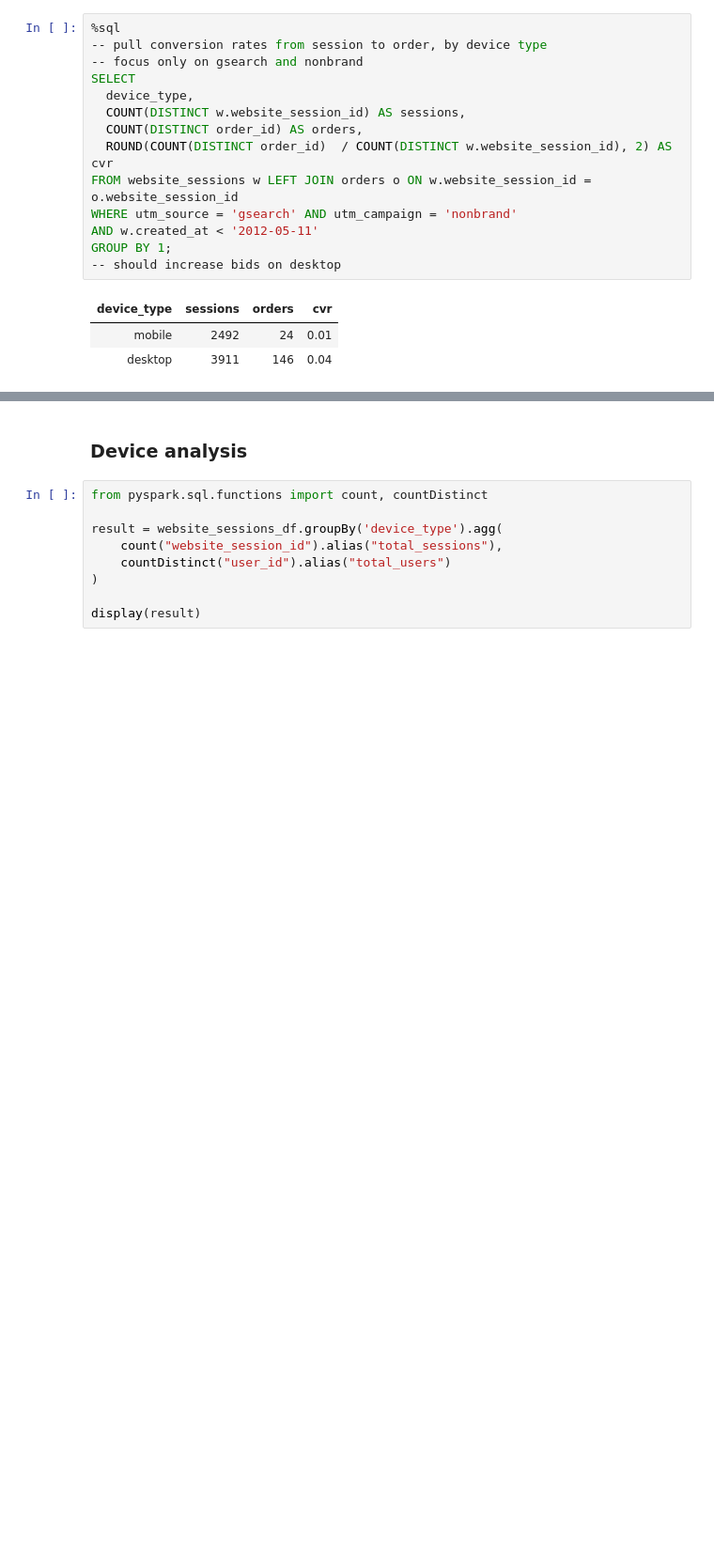
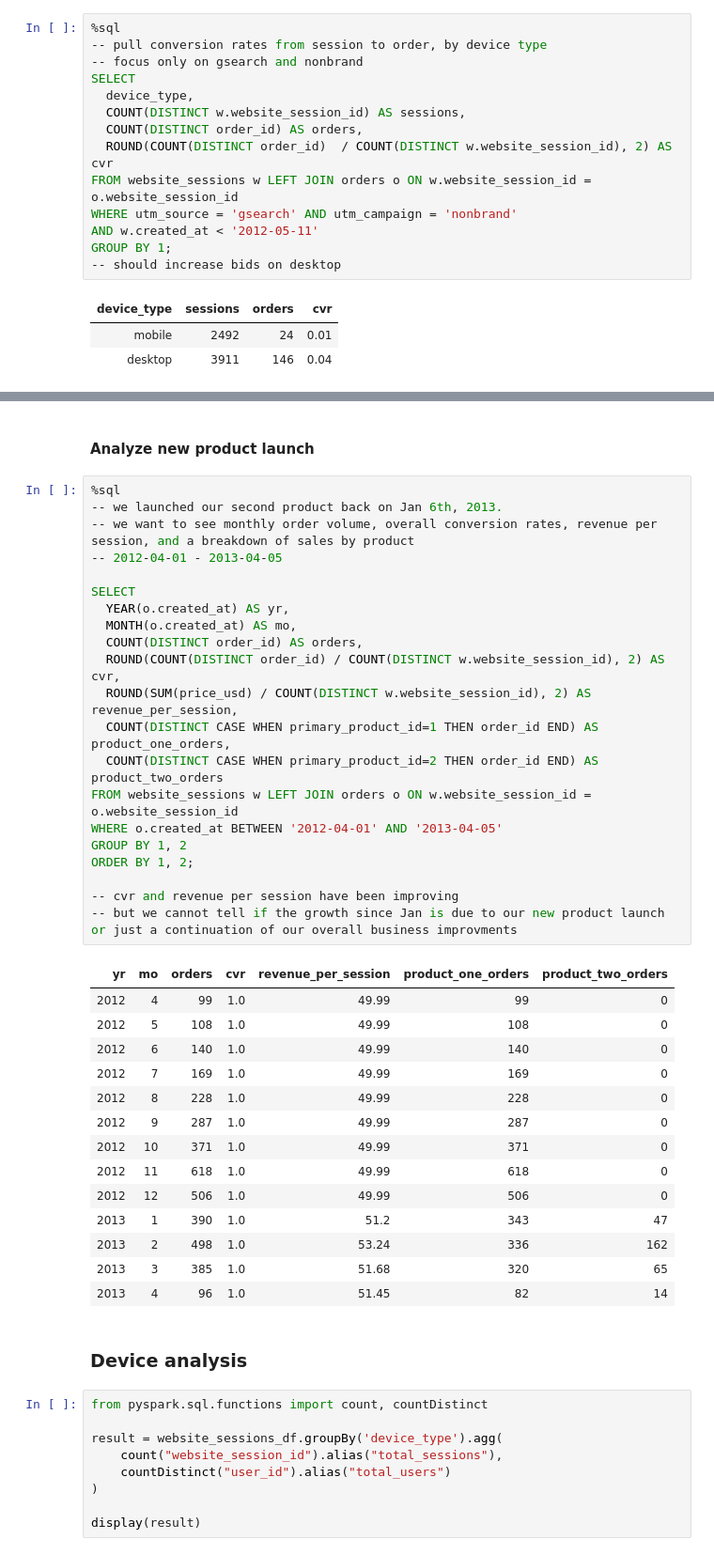
Before and after one commit to yiyi75/e-commerce-EDA, a Jupyter notebook: E-commerce EDA.ipynb, the cells around one changed output, grey strips where cells are left out. Shown at 94% size. Cells and saved outputs as stored; diff of their text form; blank space fills up the shorter version.

```diff
--- a/E-commerce EDA.ipynb
+++ b/E-commerce EDA.ipynb
@@ -107,3 +138,41 @@ GROUP BY 1;
+# %% [markdown]
+#### Analyze new product launch
+# %%
+%sql
+-- we launched our second product back on Jan 6th, 2013.
+-- we want to see monthly order volume, overall conversion rates, revenue per session, and a breakdown of sales by product
+-- 2012-04-01 - 2013-04-05
+
+SELECT
+  YEAR(o.created_at) AS yr,
+  MONTH(o.created_at) AS mo,
+  COUNT(DISTINCT order_id) AS orders,
+  ROUND(COUNT(DISTINCT order_id) / COUNT(DISTINCT w.website_session_id), 2) AS cvr,
+  ROUND(SUM(price_usd) / COUNT(DISTINCT w.website_session_id), 2) AS revenue_per_session,
+  COUNT(DISTINCT CASE WHEN primary_product_id=1 THEN order_id END) AS product_one_orders,
+  COUNT(DISTINCT CASE WHEN primary_product_id=2 THEN order_id END) AS product_two_orders
+FROM website_sessions w LEFT JOIN orders o ON w.website_session_id = o.website_session_id
+WHERE o.created_at BETWEEN '2012-04-01' AND '2013-04-05'
+GROUP BY 1, 2
+ORDER BY 1, 2;
+
+-- cvr and revenue per session have been improving
+-- but we cannot tell if the growth since Jan is due to our new product launch or just a continuation of our overall business improvments
+# %% [output]
+| yr | mo | orders | cvr | revenue_per_session | product_one_orders | product_two_orders |
+| 2012 | 4 | 99 | 1.0 | 49.99 | 99 | 0 |
+| 2012 | 5 | 108 | 1.0 | 49.99 | 108 | 0 |
+| 2012 | 6 | 140 | 1.0 | 49.99 | 140 | 0 |
+| 2012 | 7 | 169 | 1.0 | 49.99 | 169 | 0 |
+| 2012 | 8 | 228 | 1.0 | 49.99 | 228 | 0 |
+| 2012 | 9 | 287 | 1.0 | 49.99 | 287 | 0 |
+| 2012 | 10 | 371 | 1.0 | 49.99 | 371 | 0 |
+| 2012 | 11 | 618 | 1.0 | 49.99 | 618 | 0 |
+| 2012 | 12 | 506 | 1.0 | 49.99 | 506 | 0 |
+| 2013 | 1 | 390 | 1.0 | 51.2 | 343 | 47 |
+| 2013 | 2 | 498 | 1.0 | 53.24 | 336 | 162 |
+| 2013 | 3 | 385 | 1.0 | 51.68 | 320 | 65 |
+| 2013 | 4 | 96 | 1.0 | 51.45 | 82 | 14 |
 # %% [markdown]
 ### Device analysis
 # %%
```
Also changed, not shown: parts of 2 cells of this notebook.
